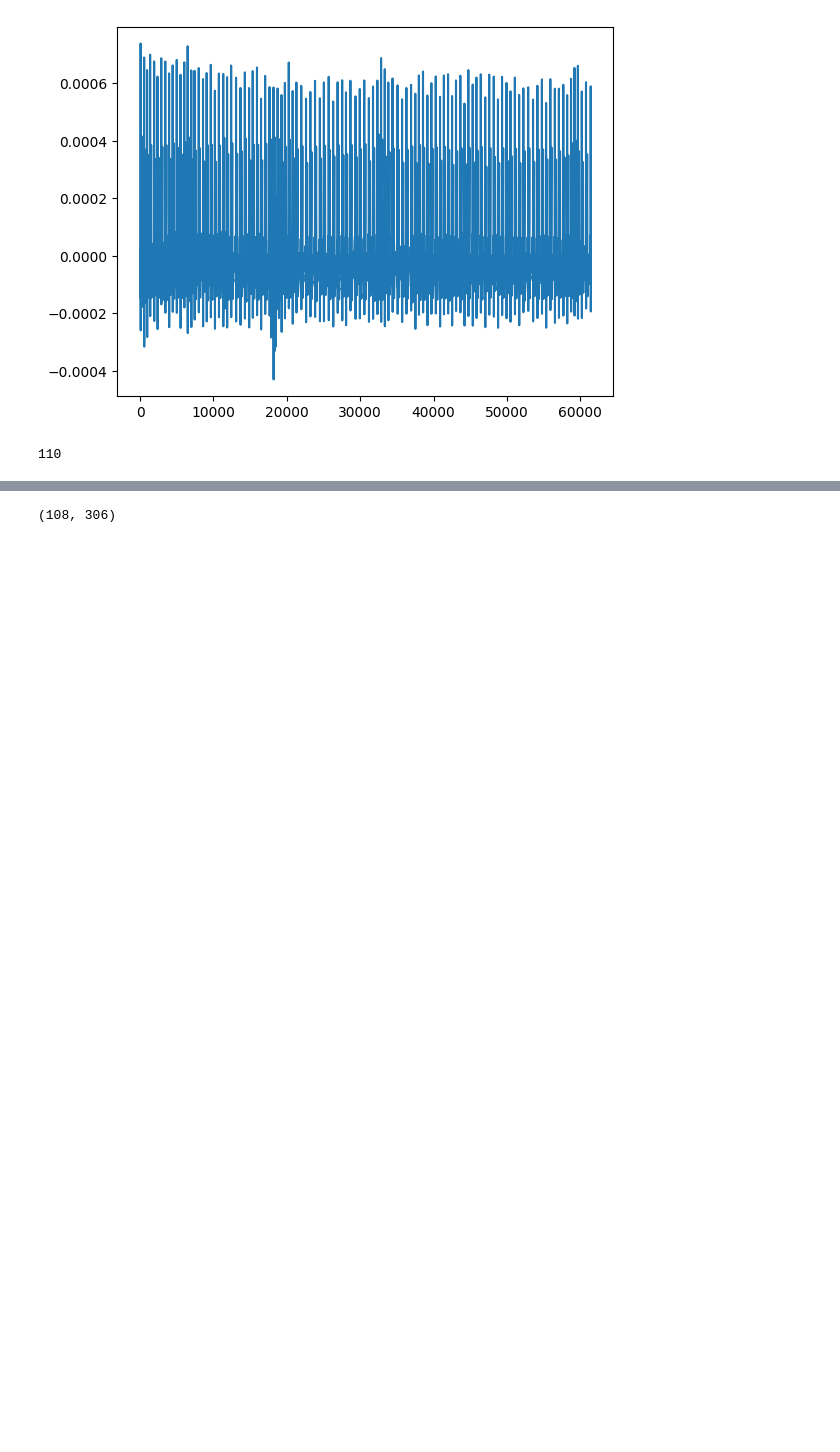
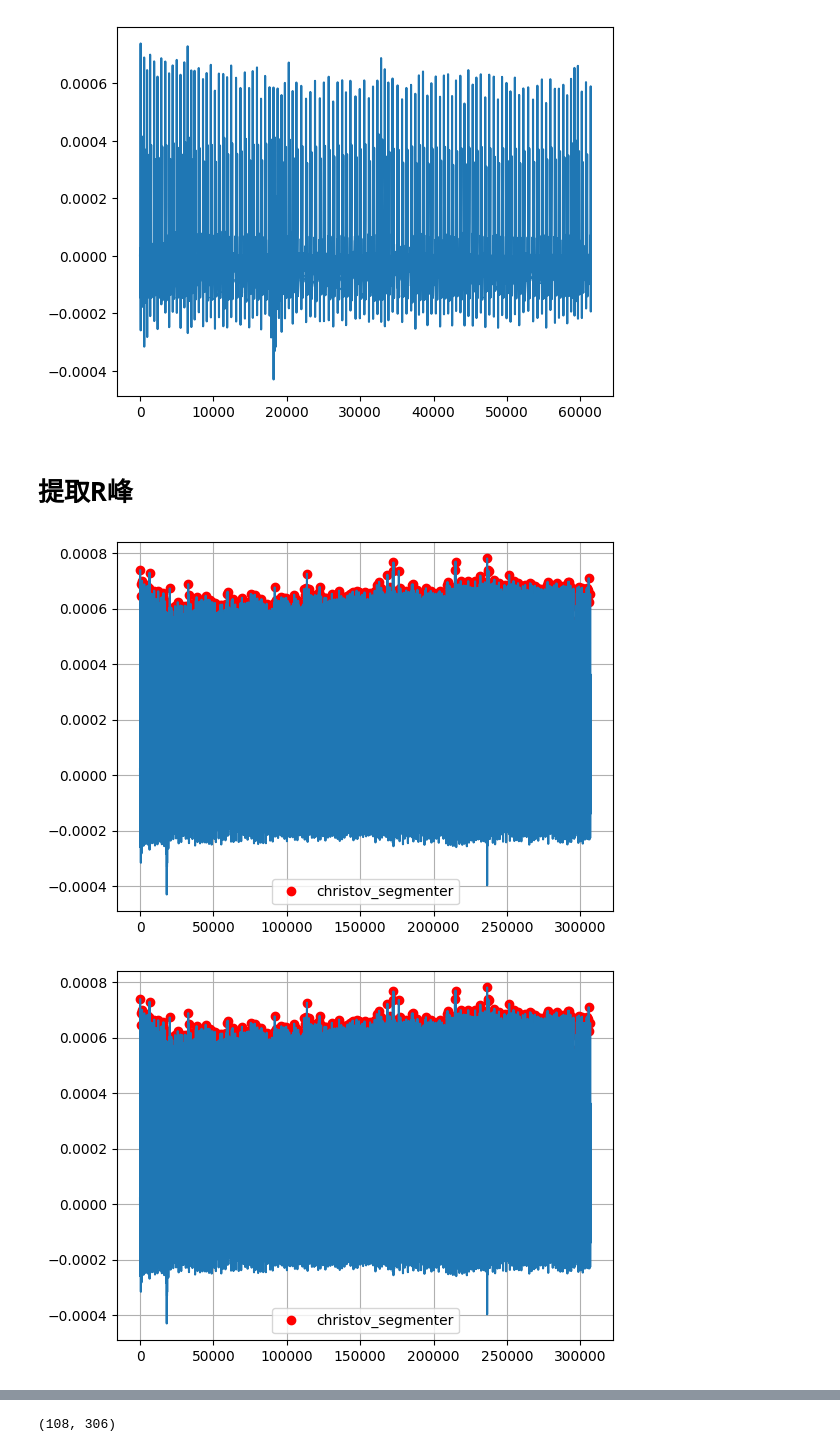
Before and after one commit to FranticEr/NNI, a Jupyter notebook: notebook/Heart/heartDataprocess.ipynb, the cells around one changed output, grey strips where cells are left out. Drawn from its saved outputs; the diff is of its cells as text; code cells hidden in the pictures; blank space fills up the shorter version.

```diff
--- a/notebook/Heart/heartDataprocess.ipynb
+++ b/notebook/Heart/heartDataprocess.ipynb
@@ -94,6 +99,8 @@ plt.plot(EEGData[0][startTime:endTime].T)
 # %% [output]
 [<matplotlib.lines.Line2D at 0x...>]
 [figure]
+# %% [markdown]
+# 提取R峰
 # %%
 import sys
 import time
@@ -109,4 +112,20 @@ rpeaks=ecg.hamilton_segmenter(signal,sfreq)
-# %%
-len(rpeaks[0])
-# %% [output]
-110
+# %%
+signal=EEGData[0].T
+sfreq=512
+rpeaks0=ecg.hamilton_segmenter(signal,sfreq)
+rpeaks1=ecg.hamilton_segmenter(-1*signal,sfreq)
+plt.figure()
+plt.grid(True)
+plt.plot(rpeaks0[0], signal[rpeaks0[0]], "ro", label="christov_segmenter")
+plt.plot(signal)
+plt.legend()
+plt.show()
+plt.figure()
+plt.grid(True)
+plt.plot(rpeaks1[0], signal[rpeaks1[0]], "ro", label="christov_segmenter")
+plt.plot(signal)
+plt.legend()
+plt.show()
+# %% [output]
+[figure, added]
+[figure, added]
```
Also changed, not shown: parts of 17 cells of this notebook, 21 other files.
